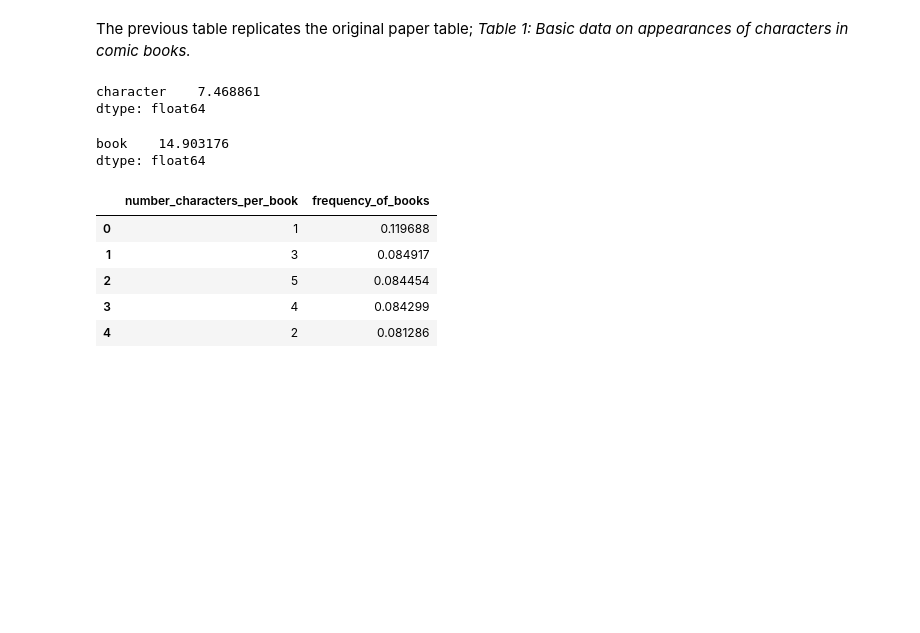
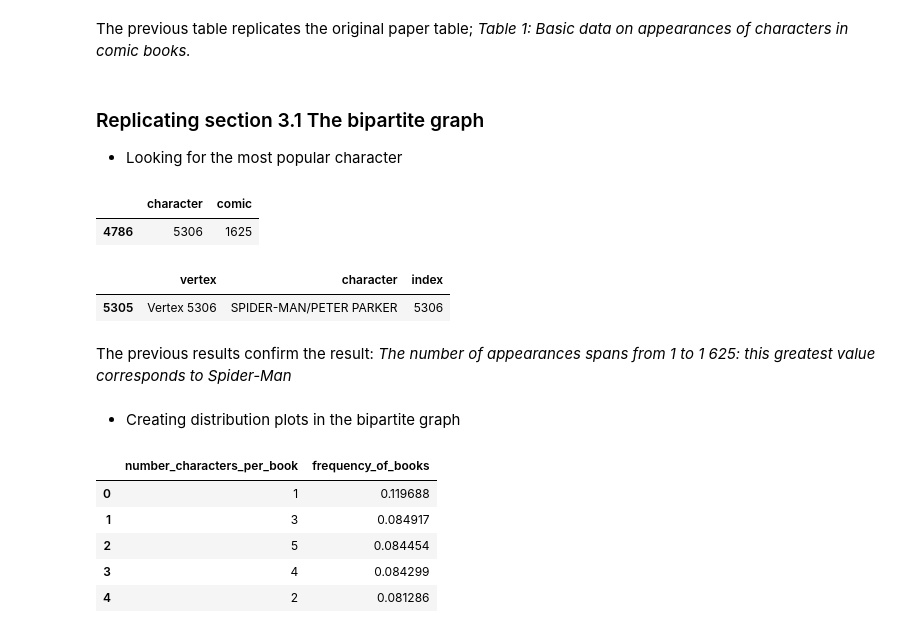
Before and after one commit to alejomaar/Network-Science-for-Data-Analytics, a Jupyter notebook: mini_project/notebook.ipynb, the cells around one changed output. Drawn from its saved outputs; the diff is of its cells as text; code cells hidden in the pictures; blank space fills up the shorter version.

```diff
--- a/mini_project/notebook.ipynb
+++ b/mini_project/notebook.ipynb
@@ -64,7 +64,7 @@ Next, three datasets will be loaded. The information for each of these is as fol
 *comic*: Comics in which the character appears.
 # %%
 characters_df = network_file_to_df('data/characters.txt','vertex','character')
-characters_df['index'] = vertex_df.vertex.str.extract('(\d+)').astype(int)
+characters_df['index'] = characters_df.vertex.str.extract('(\d+)').astype(int)
 characters_df.head()
 # %% [output]
 |  | vertex | character | index |
@@ -149,14 +149,24 @@ table_1_df
 | 3 | Mean characters per book: | 7.47 |
 # %% [markdown]
 The previous table replicates the original paper table; *Table 1: Basic data on appearances of characters in comic books.*
-# %%
-edges_df.groupby('book').count().mean()
-# %% [output]
-character    7.468861
-dtype: float64
-# %%
-edges_df.groupby('character').count().mean()
-# %% [output]
-book    14.903176
-dtype: float64
+# %% [markdown]
+### Replicating section 3.1 The bipartite graph
+
+* Looking for the most popular character
+# %%
+most_popular_character = edges_df.groupby('character').count().reset_index().sort_values('comic', ascending=False).head(1)
+most_popular_character
+# %% [output]
+|  | character | comic |
+| 4786 | 5306 | 1625 |
+# %%
+characters_df[characters_df["index"] == int(most_popular_character['character'].values[0])]
+# %% [output]
+|  | vertex | character | index |
+| 5305 | Vertex 5306 | SPIDER-MAN/PETER PARKER | 5306 |
+# %% [markdown]
+The previous results confirm the result:
+*The number of appearances spans from 1 to 1 625: this greatest value corresponds to Spider-Man*
+# %% [markdown]
+* Creating distribution plots in the bipartite graph
 # %%
```
Also changed, not shown: parts of 28 cells of this notebook.
